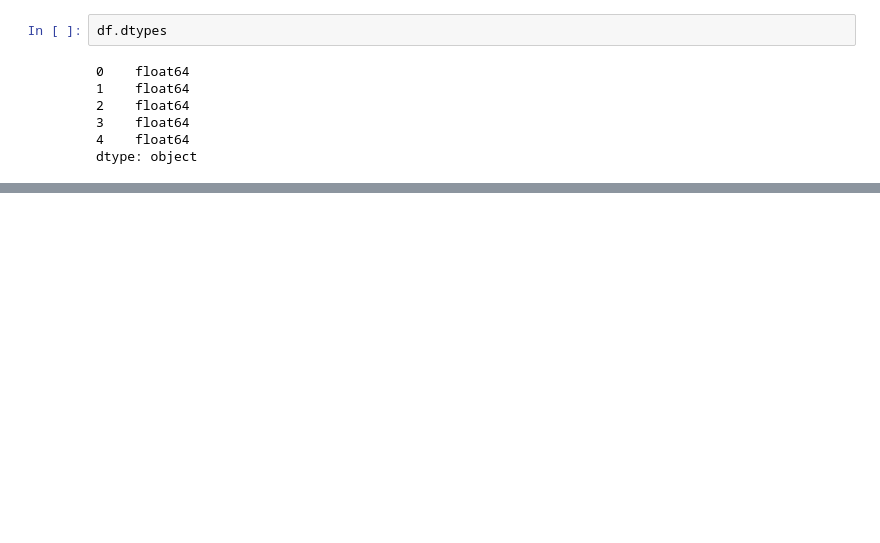
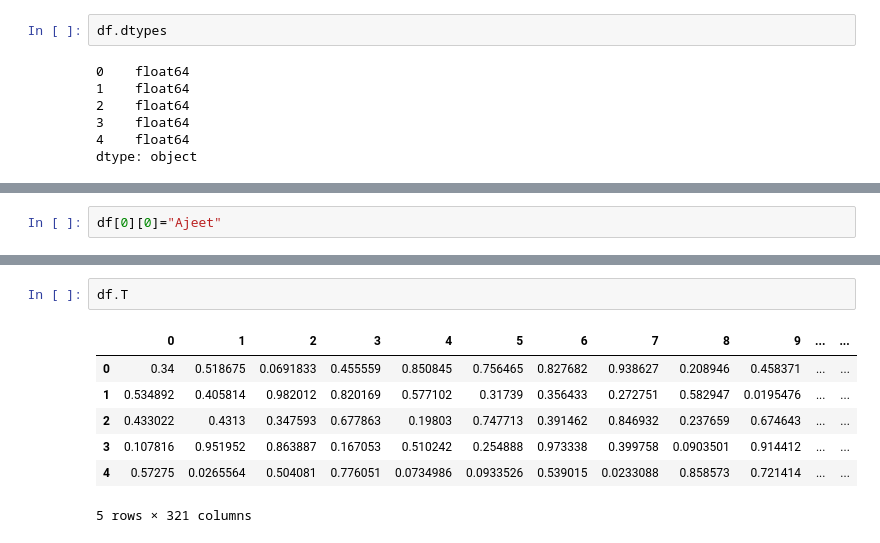
Before and after one commit to androidajeet/JupyterNotebook, a Jupyter notebook: Pandas_NB.ipynb, the cells around one changed output, grey strips where cells are left out. Cells and saved outputs as stored; diff of their text form; blank space fills up the shorter version.

```diff
--- a/Pandas_NB.ipynb
+++ b/Pandas_NB.ipynb
@@ -164,0 +176,2 @@ dtype: object
+# %%
+df[0][0]="Ajeet"
@@ -164,0 +252,10 @@ dtype: object
+# %%
+df.T
+# %% [output]
+|  | 0 | 1 | 2 | 3 | 4 | 5 | 6 | 7 | 8 | 9 | ... | ... |
+| 0 | 0.34 | 0.518675 | 0.0691833 | 0.455559 | 0.850845 | 0.756465 | 0.827682 | 0.938627 | 0.208946 | 0.458371 | ... | ... |
+| 1 | 0.534892 | 0.405814 | 0.982012 | 0.820169 | 0.577102 | 0.31739 | 0.356433 | 0.272751 | 0.582947 | 0.0195476 | ... | ... |
+| 2 | 0.433022 | 0.4313 | 0.347593 | 0.677863 | 0.19803 | 0.747713 | 0.391462 | 0.846932 | 0.237659 | 0.674643 | ... | ... |
+| 3 | 0.107816 | 0.951952 | 0.863887 | 0.167053 | 0.510242 | 0.254888 | 0.973338 | 0.399758 | 0.0903501 | 0.914412 | ... | ... |
+| 4 | 0.57275 | 0.0265564 | 0.504081 | 0.776051 | 0.0734986 | 0.0933526 | 0.539015 | 0.0233088 | 0.858573 | 0.721414 | ... | ... |
+5 rows × 321 columns
```
Also changed, not shown: parts of 137 cells of this notebook.
